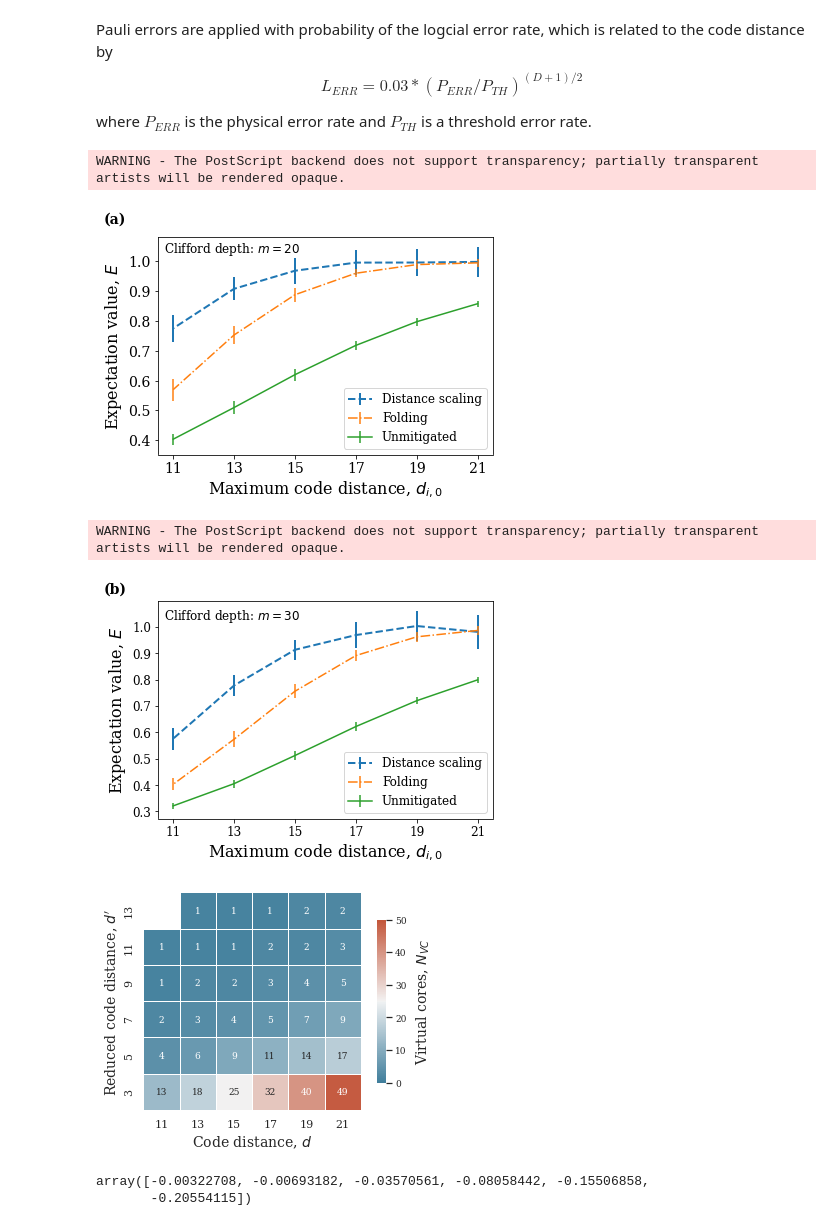
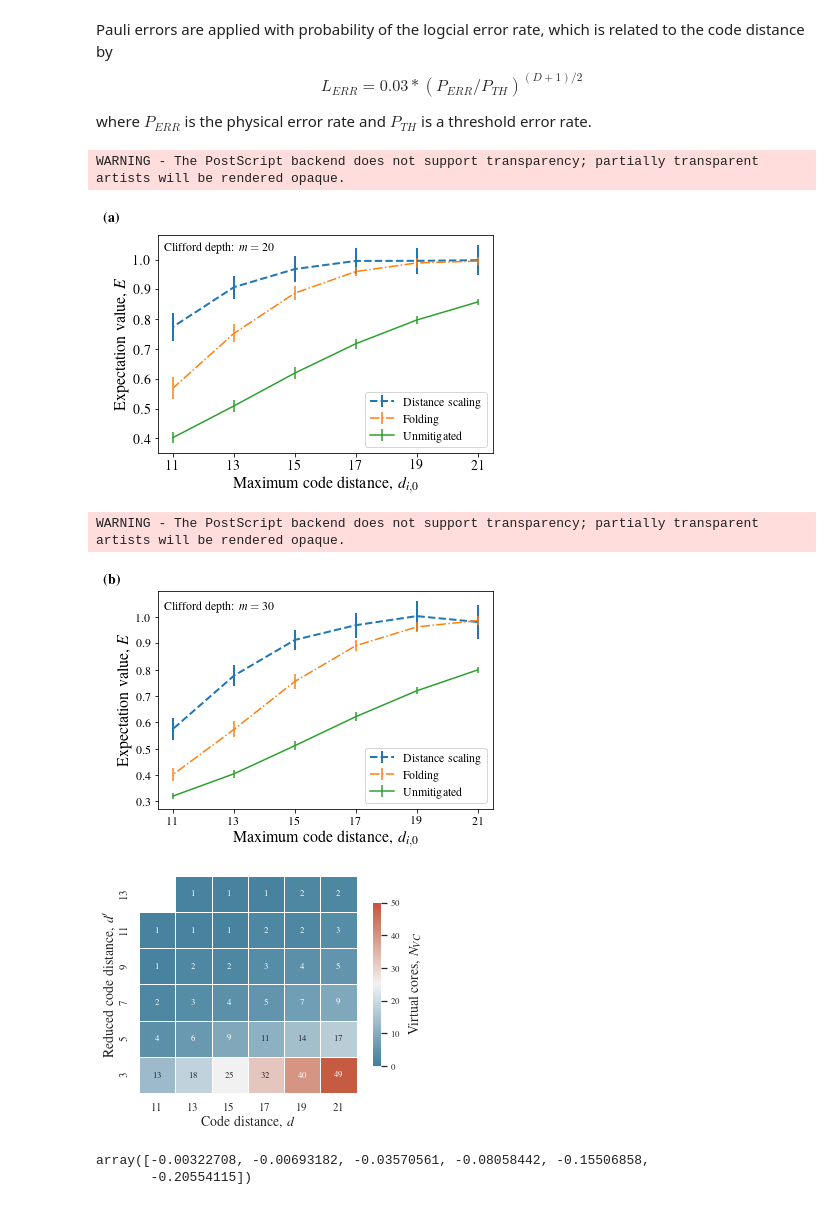
Before and after one commit to unitaryfund/research, a Jupyter notebook: ieee-quantum-week/ds_zne/ds-zne-rb.ipynb, the cells around one changed output. Saved outputs shown, nothing was run; the diff lists cells and outputs as text; code cells hidden in the pictures.

Commit message:
LaTeX formatting on plots and minor cleanup

```diff
--- a/ieee-quantum-week/ds_zne/ds-zne-rb.ipynb
+++ b/ieee-quantum-week/ds_zne/ds-zne-rb.ipynb
@@ -268,12 +263,14 @@ plt.xticks(ticks = [11, 13, 15, 17, 19, 21], family='serif', fontsize=14)
 plt.yticks(family='serif', fontsize=14)
 plt.legend(loc='lower right', prop=font)
 plt.text(10.7, 1.03,'Clifford depth: $m = 20$', family='serif', fontsize=12)
-plt.text(8.7, 1.13, "(a)", weight='bold', fontsize=14, family='serif')
-plt.savefig("./ieee-quantum-week/ds_zne/depth_20_exp_vals.eps",format = 'eps', bbox_inches="tight")
+plt.text(8.7, 1.13, r"\textbf{(a)}", weight='bold', fontsize=14, family='serif')
+rc('font', **{'family': 'serif', 'serif': ['Times']})
+rc('text', usetex=True)   # set to False if TeX not installed
+plt.savefig("depth_20_exp_vals.eps",format = 'eps', bbox_inches="tight")
 plt.show()
 # %% [output]
 WARNING - The PostScript backend does not support transparency; partially transparent artists will be rendered opaque.
-[figure, old version]
+[figure, new version]
 # %%
 num_trials = 100
 
@@ -430,53 +427,57 @@ plt.errorbar(d_array[0:6], [folding_mean_exp_val_depth30_d21, folding_mean_exp_v
 plt.errorbar(d_array[0:6], [np.mean(exp_vals_depth30_d21[:, 4]), np.mean(exp_vals_depth30_d19[:, 4]), np.mean(exp_vals_depth30_d17[:, 4]), np.mean(exp_vals_depth30_d15[:, 4]), np.mean(exp_vals_depth30_d13[:, 4]), np.mean(exp_vals_depth30_d11[:, 4])], yerr=[np.std(exp_vals_depth30_d21[:, 4]), np.std(exp_vals_depth30_d19[:, 4]), np.std(exp_vals_depth30_d17[:, 4]), np.std(exp_vals_depth30_d15[:, 4]), np.std(exp_vals_depth30_d13[:, 4]), np.std(exp_vals_depth30_d11[:, 4])], label='Unmitigated')
 
 import matplotlib.font_manager as font_manager
-font = font_manager.FontProperties(family='serif', style='normal', size=12)
-plt.xlabel(r'Maximum code distance, $d_{i,0}$', family='serif', fontsize=16)
-plt.ylabel(r'Expectation value, $E$', family='serif', fontsize=16)
-plt.xticks(ticks = [11, 13, 15, 17, 19, 21], family='serif', fontsize=12)
+font = font_manager.FontProperties( size=12)
+plt.xlabel(r'Maximum code distance, $d_{i,0}$', fontsize=16)
+plt.ylabel(r'Expectation value, $E$', fontsize=16)
+plt.xticks(ticks = [11, 13, 15, 17, 19, 21], fontsize=12)
 plt.yticks(family='serif', fontsize=12)
 plt.legend(loc='lower right', prop=font)
-# plt.title(f'Expectation values at depth = {depth}, 100 trials')
-plt.text(10.7, 1.03,'Clifford depth: $m = 30$', family='serif', fontsize=12)
-plt.text(8.7, 1.13, "(b)", weight='bold', fontsize=14, family='serif')
-plt.savefig("./ieee-quantum-week/ds_zne/depth_30_exp_vals.eps", format = 'eps', bbox_inches="tight")
+plt.text(10.7, 1.03,'Clifford depth: $m = 30$', fontsize=12)
+plt.text(8.7, 1.13, r"\textbf{(b)}", fontsize=14)
+rc('font', **{'family': 'serif', 'serif': ['Times']})
+rc('text', usetex=True)   # set to False if TeX not installed
+plt.savefig("depth_30_exp_vals.eps", format = 'eps', bbox_inches="tight")
 plt.show()
 # %% [output]
 WARNING - The PostScript backend does not support transparency; partially transparent artists will be rendered opaque.
-[figure, old version]
+[figure, new version]
 # %%
 import seaborn as sns
-
+from matplotlib import rc
 
 sns.set_theme(style="white")
 
 
 d = np.linspace(11, 21, 6, dtype=int)
 d_prime = d - 8 * np.ones(len(d), dtype=int)
 inv_d_prime_sq = 1 / (d_prime)**2
 
 cores = np.floor(np.outer((d**2), (inv_d_prime_sq))).transpose()
 
 # Generate a mask for the upper triangle
 mask = np.zeros_like(cores, dtype=bool)
 
 mask[-1, 0] = True
 
 
 # Generate a custom diverging colormap
 cmap = sns.diverging_palette(230, 20, as_cmap=True)
 ax = sns.heatmap(cores, cmap=cmap, mask=mask, vmin=0, vmax=50,
              square=True, linewidths=.5, cbar_kws={"shrink": .75}, annot=True, annot_kws={"fontfamily": "serif", "fontsize": 9})
 ax.invert_yaxis()
 ax.set_xticklabels(d, fontfamily="serif", fontsize=11)
 ax.set_yticklabels(d_prime, fontfamily="serif", fontsize=11)
 ax.set_xlabel(r"Code distance, $d$", fontfamily="serif", fontsize=14)
 ax.set_ylabel(r"Reduced code distance, $d'$", fontfamily="serif", fontsize=14)
 ax.collections[0].colorbar.set_label(r"Virtual cores, $N_{VC}$", fontfamily="serif", labelpad=8, fontsize=14)
 ax.collections[0].colorbar.set_ticklabels(ticklabels=[0, 10, 20, 30, 40, 50], fontfamily="serif", fontsize=9)
+
+rc('font', **{'family': 'serif', 'serif': ['Times']})
+rc('text', usetex=True)
 plt.savefig("heatmap.eps", format = 'eps', bbox_inches="tight")
 # %% [output]
-[figure, old version]
+[figure, new version]
 # %%
 ds_vals20 = np.array([ds_mean_exp_val_depth20_d21, ds_mean_exp_val_depth20_d19, ds_mean_exp_val_depth20_d17, ds_mean_exp_val_depth20_d15, ds_mean_exp_val_depth20_d13, ds_mean_exp_val_depth20_d11])
 unmitigated_vals20 = np.array([np.mean(exp_vals_depth20_d21[:, 4]), np.mean(exp_vals_depth20_d19[:, 4]), np.mean(exp_vals_depth20_d17[:, 4]), np.mean(exp_vals_depth20_d15[:, 4]), np.mean(exp_vals_depth20_d13[:, 4]), np.mean(exp_vals_depth20_d11[:, 4])])
```
Also changed, not shown: parts of 5 cells of this notebook, 3 other files.
